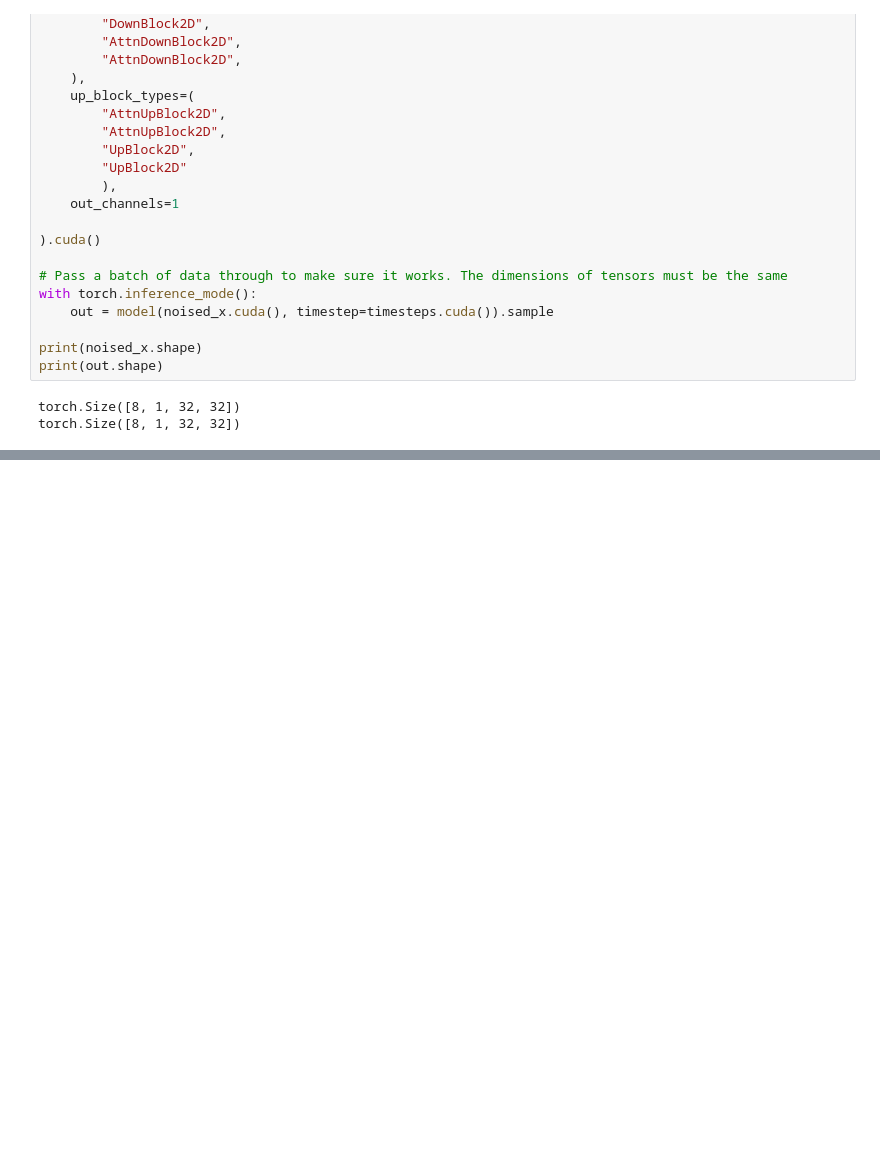
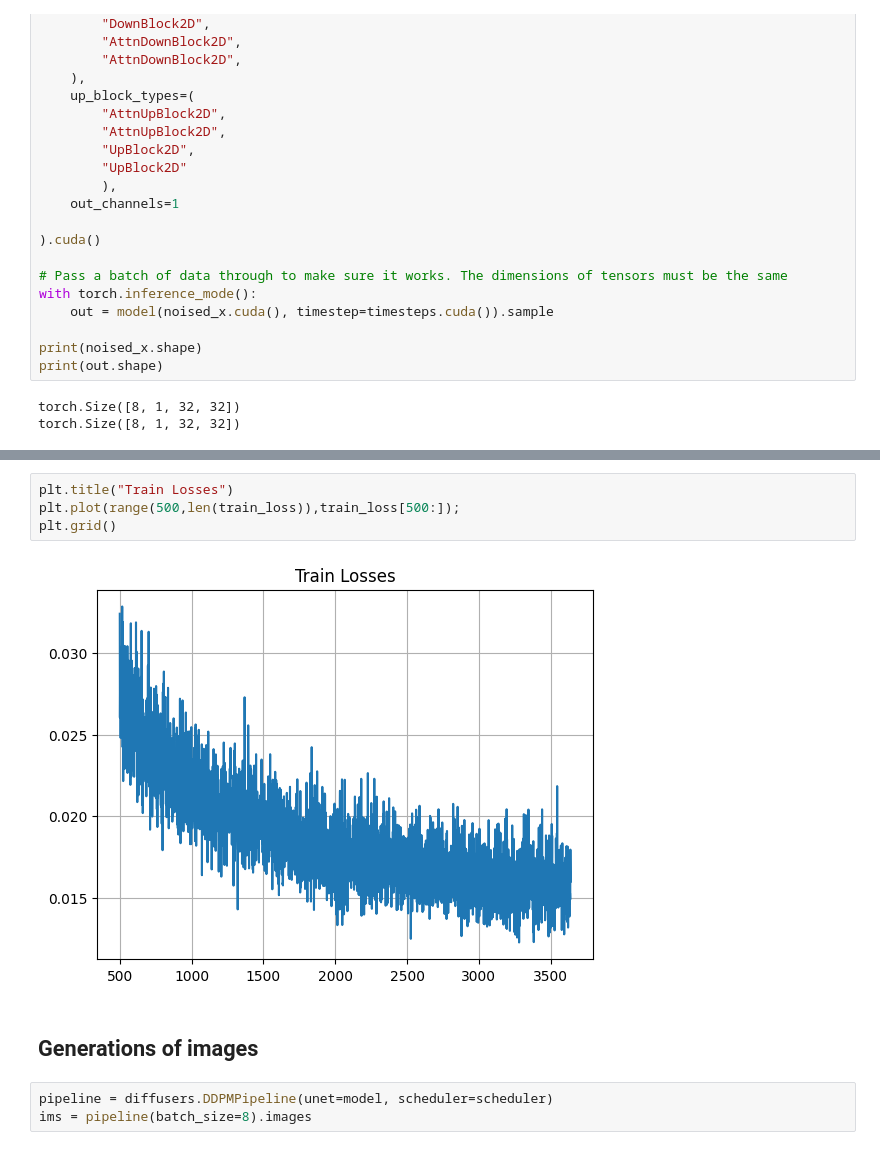
Before and after one commit to PudWin14/Generative_AI_TFM, a Jupyter notebook: Diffusion/Training_diffusion/Training_with_letters/Letters_diffusion.ipynb, the cells around one changed output, grey strips where cells are left out. Saved outputs shown, nothing was run; the diff lists cells and outputs as text; blank space fills up the shorter version.

```diff
--- a/Diffusion/Training_diffusion/Training_with_letters/Letters_diffusion.ipynb
+++ b/Diffusion/Training_diffusion/Training_with_letters/Letters_diffusion.ipynb
@@ -190,0 +356,11 @@ torch.Size([8, 1, 32, 32])
+# %%
+plt.title("Train Losses")
+plt.plot(range(500,len(train_loss)),train_loss[500:]);
+plt.grid()
+# %% [output]
+[figure, added]
+# %% [markdown]
+## Generations of images
+# %%
+pipeline = diffusers.DDPMPipeline(unet=model, scheduler=scheduler)
+ims = pipeline(batch_size=8).images
```
Also changed, not shown: parts of 15 cells of this notebook.
